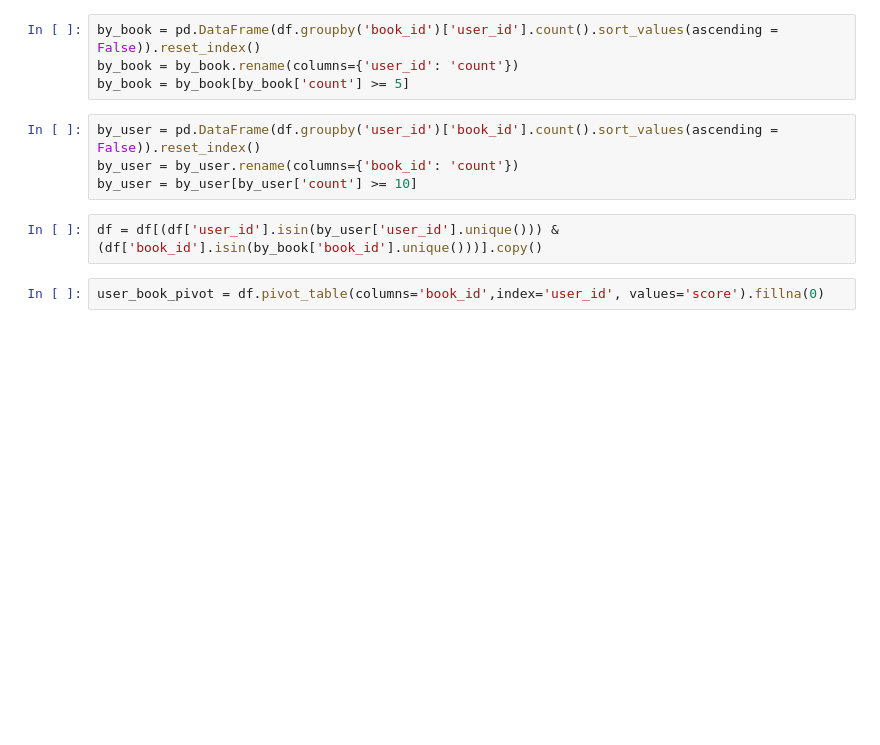
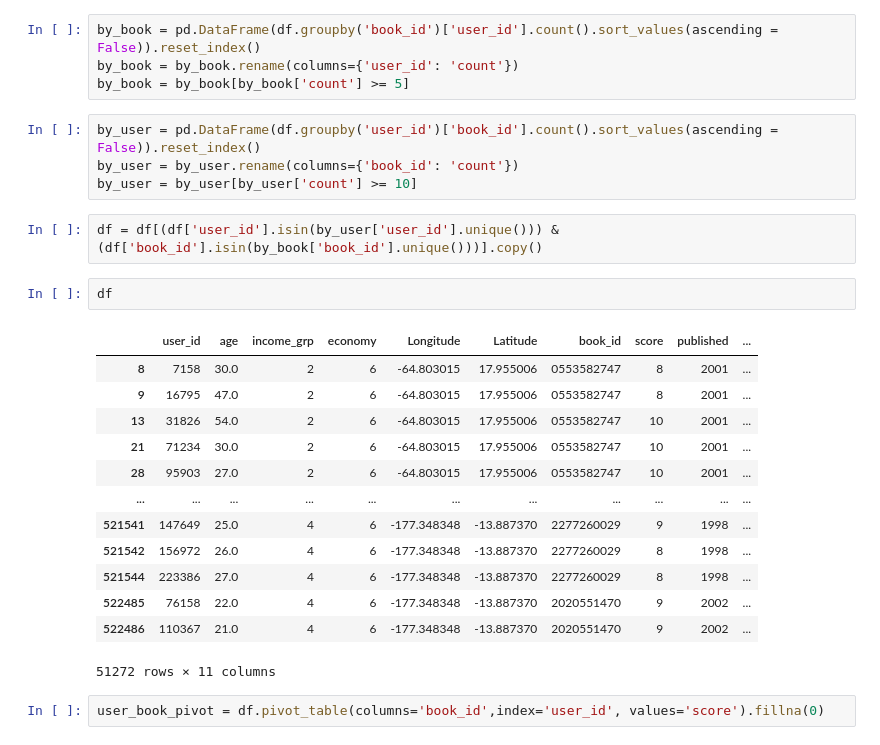
Before and after one commit to SanzharT/Books-Recommender-System, a Jupyter notebook: Books_recommender.ipynb, the cells around one changed output. Saved outputs shown, nothing was run; the diff lists cells and outputs as text; blank space fills up the shorter version.

```diff
--- a/Books_recommender.ipynb
+++ b/Books_recommender.ipynb
@@ -111,5 +115,21 @@ by_user = by_user.rename(columns={'book_id': 'count'})
 by_user = by_user[by_user['count'] >= 10]
 # %%
 df = df[(df['user_id'].isin(by_user['user_id'].unique())) & (df['book_id'].isin(by_book['book_id'].unique()))].copy()
+# %%
+df
+# %% [output]
+|  | user_id | age | income_grp | economy | Longitude | Latitude | book_id | score | published | ... |
+| 8 | 7158 | 30.0 | 2 | 6 | -64.803015 | 17.955006 | 0553582747 | 8 | 2001 | ... |
+| 9 | 16795 | 47.0 | 2 | 6 | -64.803015 | 17.955006 | 0553582747 | 8 | 2001 | ... |
+| 13 | 31826 | 54.0 | 2 | 6 | -64.803015 | 17.955006 | 0553582747 | 10 | 2001 | ... |
+| 21 | 71234 | 30.0 | 2 | 6 | -64.803015 | 17.955006 | 0553582747 | 10 | 2001 | ... |
+| 28 | 95903 | 27.0 | 2 | 6 | -64.803015 | 17.955006 | 0553582747 | 10 | 2001 | ... |
+| ... | ... | ... | ... | ... | ... | ... | ... | ... | ... | ... |
+| 521541 | 147649 | 25.0 | 4 | 6 | -177.348348 | -13.887370 | 2277260029 | 9 | 1998 | ... |
+| 521542 | 156972 | 26.0 | 4 | 6 | -177.348348 | -13.887370 | 2277260029 | 8 | 1998 | ... |
+| 521544 | 223386 | 27.0 | 4 | 6 | -177.348348 | -13.887370 | 2277260029 | 8 | 1998 | ... |
+| 522485 | 76158 | 22.0 | 4 | 6 | -177.348348 | -13.887370 | 2020551470 | 9 | 2002 | ... |
+| 522486 | 110367 | 21.0 | 4 | 6 | -177.348348 | -13.887370 | 2020551470 | 9 | 2002 | ... |
+51272 rows × 11 columns
 # %%
 user_book_pivot = df.pivot_table(columns='book_id',index='user_id', values='score').fillna(0)
```
Also changed, not shown: parts of 42 cells of this notebook.
